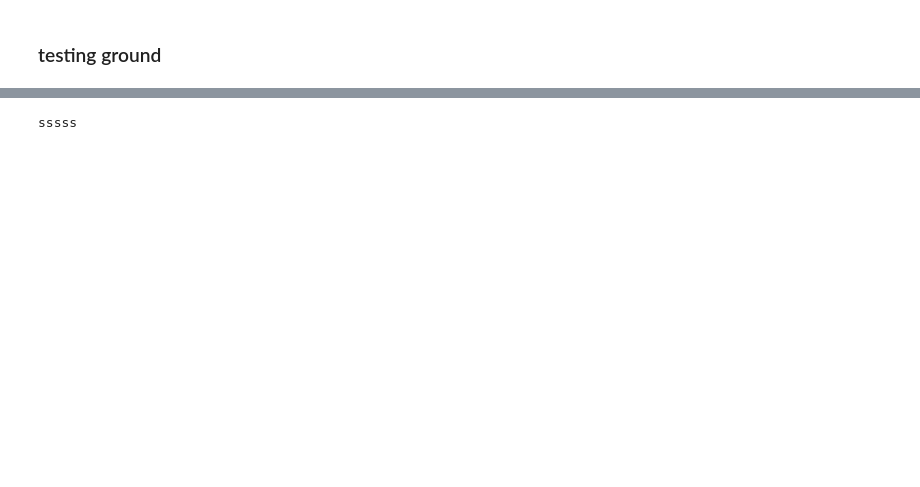
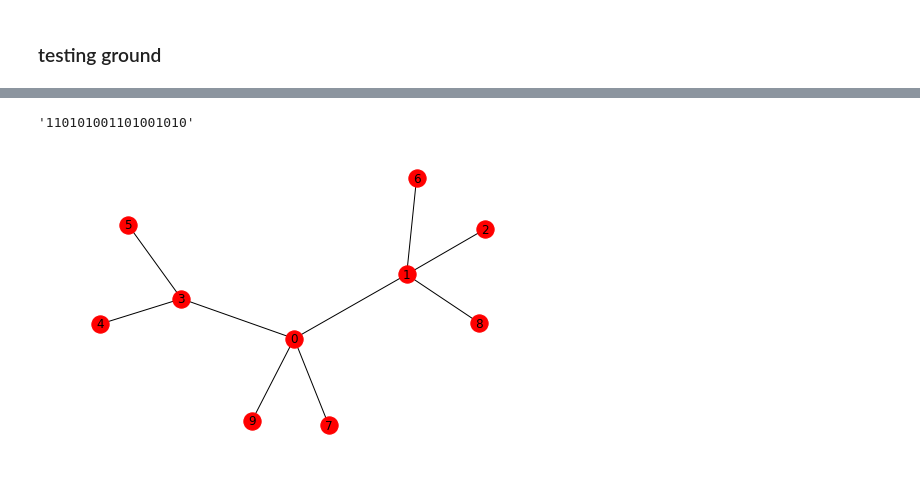
Before and after one commit to ta-rekt/motif-discovery, a Jupyter notebook: src/testing.ipynb, the cells around one changed output, grey strips where cells are left out. Saved outputs shown, nothing was run; the diff lists cells and outputs as text; code cells hidden in the pictures; blank space fills up the shorter version.

```diff
--- a/src/testing.ipynb
+++ b/src/testing.ipynb
@@ -37,9 +50,5 @@ fn.onionDecompose(G)
-# %%
-a = None
-b = 3
-if(a and b):
-    print('sdfg')
-else:
-    print('sssss')
-# %% [output]
-sssss
+# %%
+nx.draw(T, with_labels=True)
+# %% [output]
+'110101001101001010'
+[figure, added]
```
Also changed, not shown: parts of 8 cells of this notebook, 17 other files.
